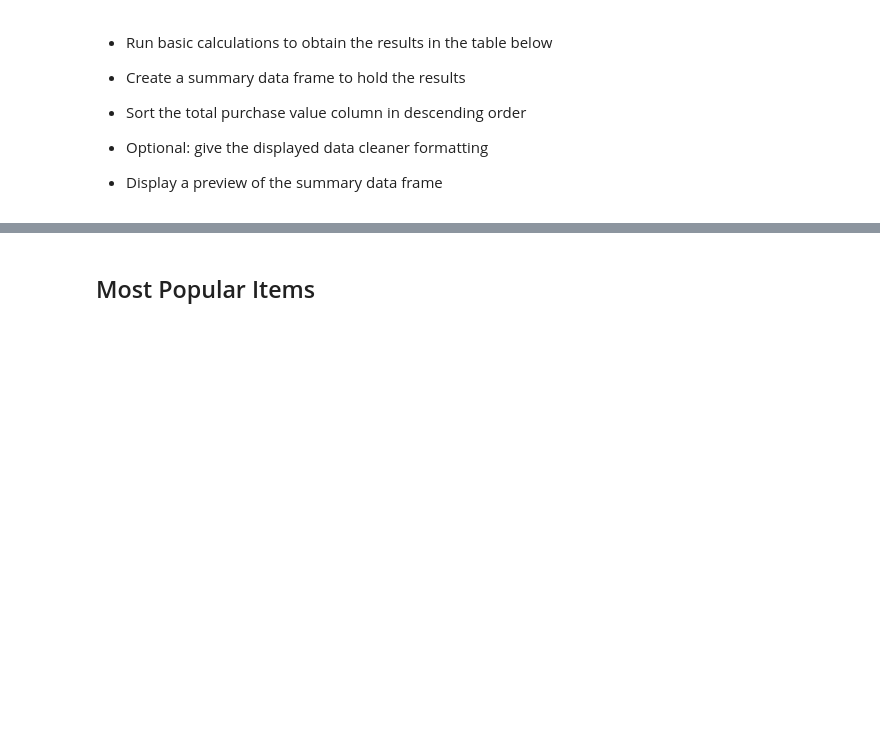
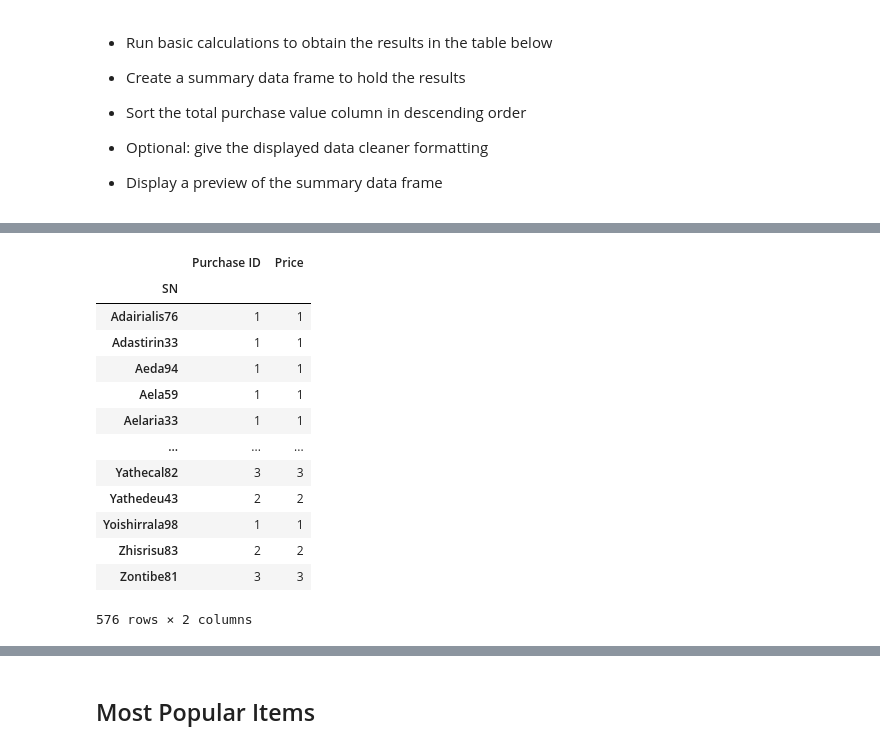
Before and after one commit to dianeyaneza/UWA-Data-Homework-Pandas-Challenge, a Jupyter notebook: 02-Homework_04-Pandas_Instructions_HeroesOfPymoli_HeroesOfPymoli_starter.ipynb, the cells around one changed output, grey strips where cells are left out. Drawn from its saved outputs; the diff is of its cells as text; code cells hidden in the pictures; blank space fills up the shorter version.

```diff
--- a/02-Homework_04-Pandas_Instructions_HeroesOfPymoli_HeroesOfPymoli_starter.ipynb
+++ b/02-Homework_04-Pandas_Instructions_HeroesOfPymoli_HeroesOfPymoli_starter.ipynb
@@ -612,3 +623,18 @@ all_spenders_dem
 # %%
-grouped_spenders = all_spenders_dem.groupby("SN")
-grouped_spenders.count()
+big_spenders = spenders_df.groupby("SN")
+big_spenders.count()
+# %% [output]
+|  | Purchase ID | Price |
+| SN |  |  |
+| Adairialis76 | 1 | 1 |
+| Adastirin33 | 1 | 1 |
+| Aeda94 | 1 | 1 |
+| Aela59 | 1 | 1 |
+| Aelaria33 | 1 | 1 |
+| ... | ... | ... |
+| Yathecal82 | 3 | 3 |
+| Yathedeu43 | 2 | 2 |
+| Yoishirrala98 | 1 | 1 |
+| Zhisrisu83 | 2 | 2 |
+| Zontibe81 | 3 | 3 |
+576 rows × 2 columns
```
Also changed, not shown: parts of 11 cells of this notebook.
